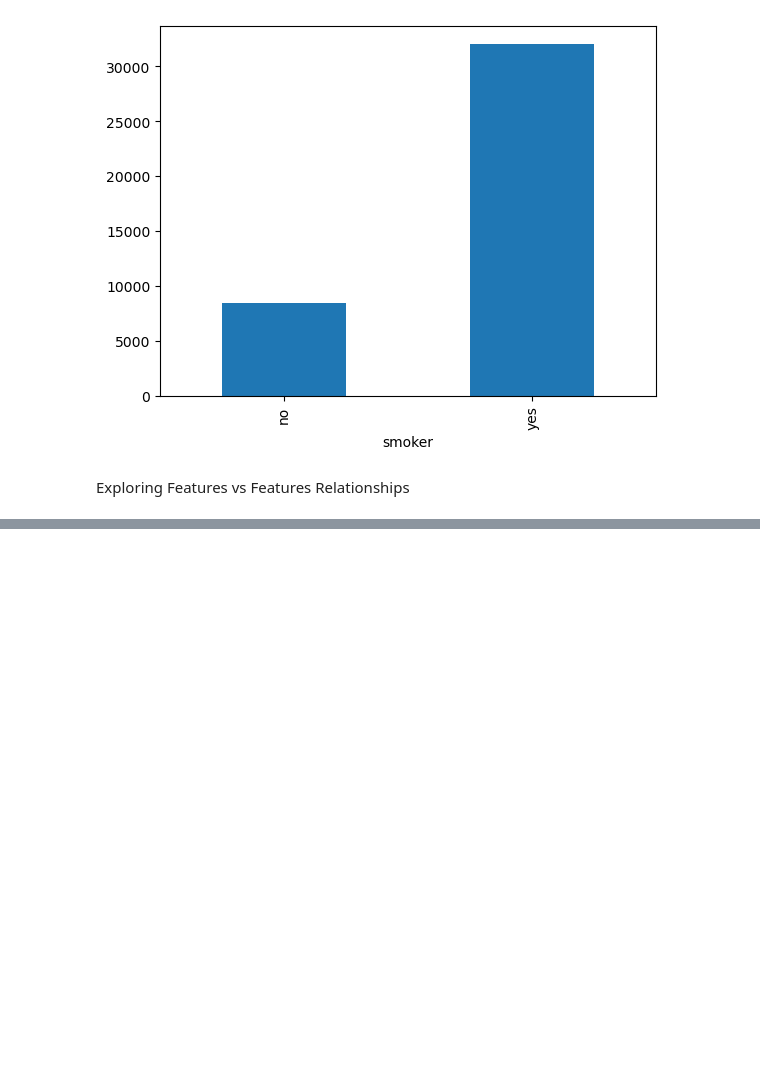
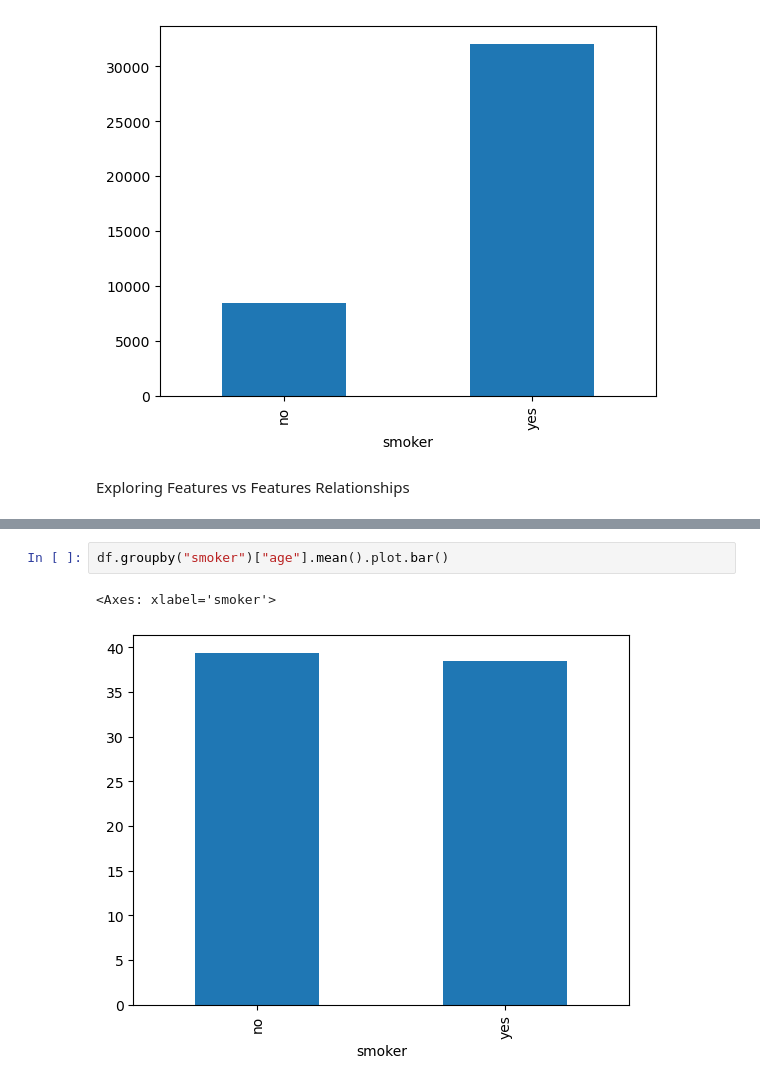
Before and after one commit to Yeasirzawad/Maven-Regression, a Jupyter notebook: Insurance.ipynb, the cells around one changed output, grey strips where cells are left out. Saved outputs shown, nothing was run; the diff lists cells and outputs as text; blank space fills up the shorter version.

```diff
--- a/Insurance.ipynb
+++ b/Insurance.ipynb
@@ -105,0 +111,5 @@ Exploring Features vs Features Relationships
+# %%
+df.groupby("smoker")["age"].mean().plot.bar()
+# %% [output]
+<Axes: xlabel='smoker'>
+[figure, added]
```
Also changed, not shown: parts of 3 cells of this notebook.
